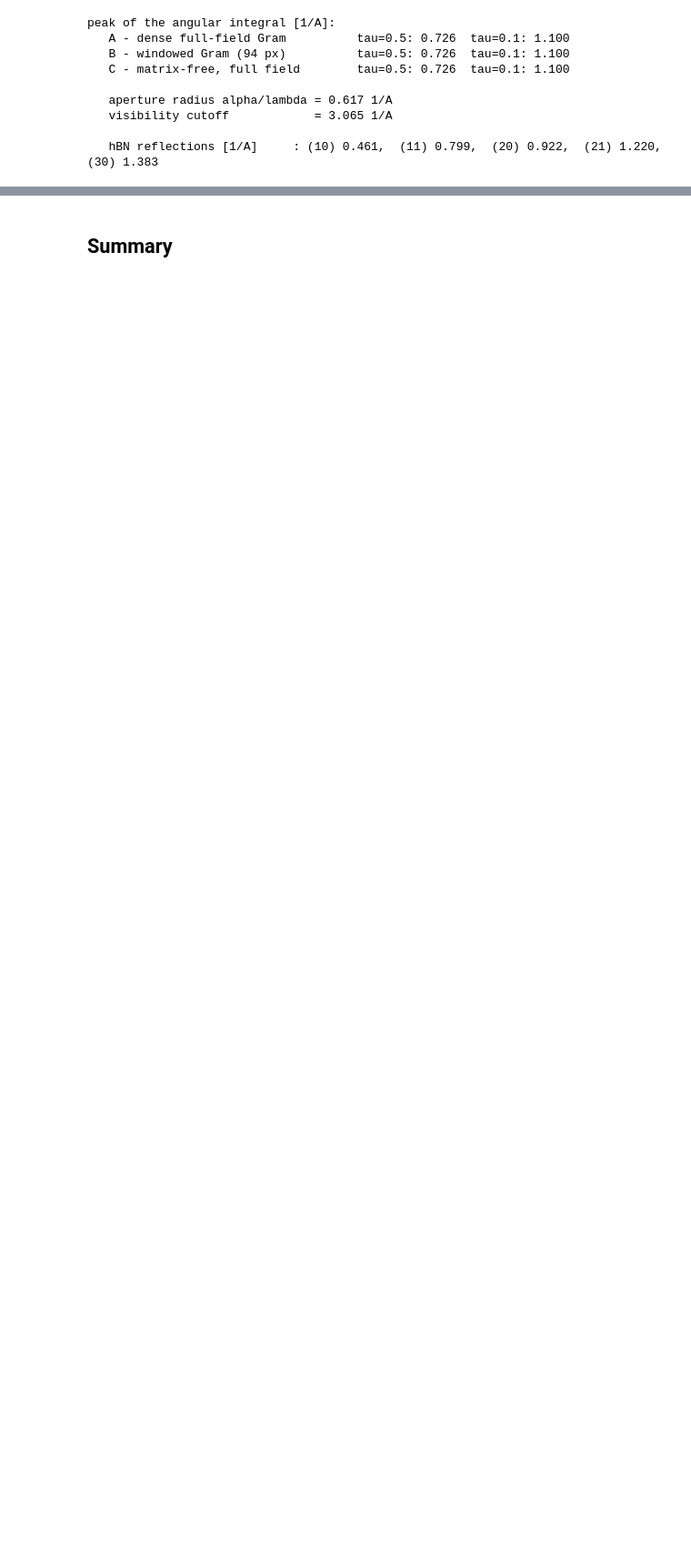
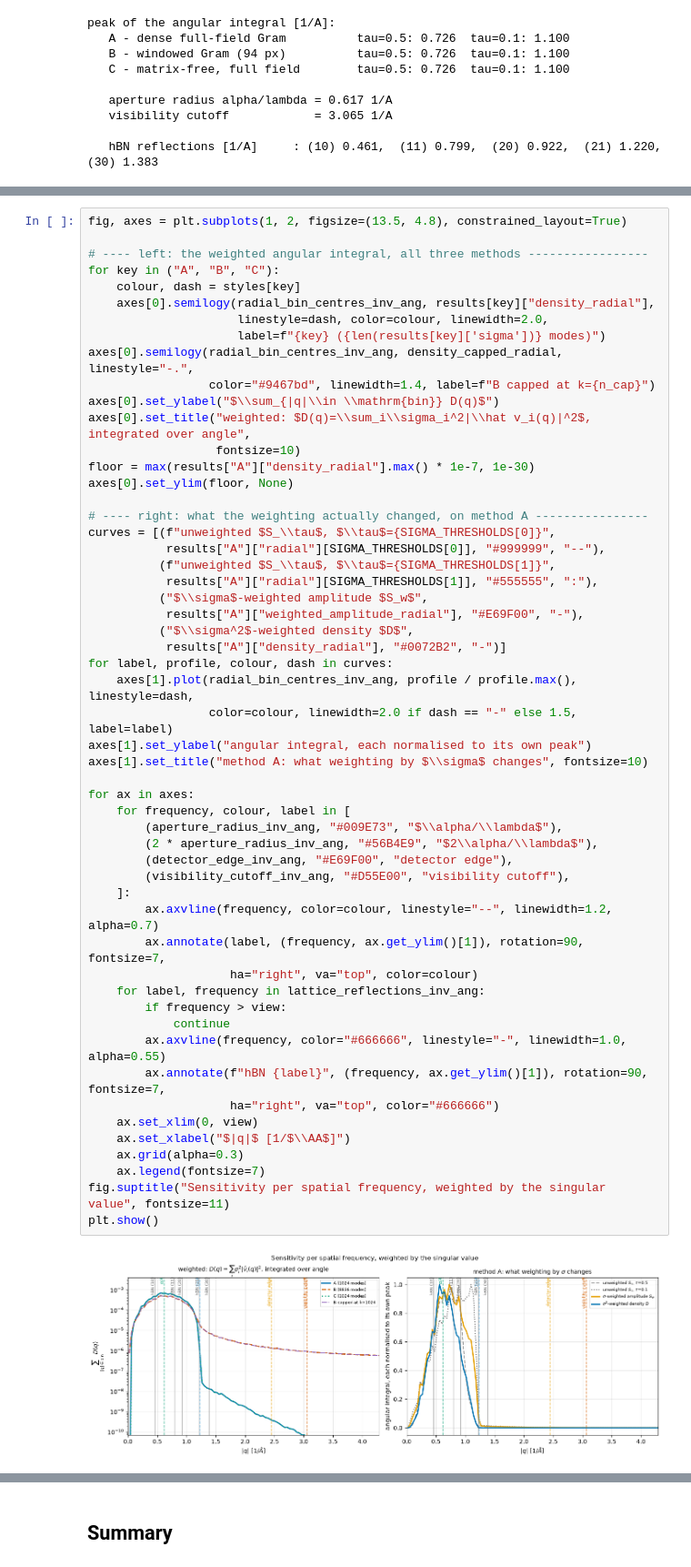
Before and after one commit to AdQuanta-Phase-Imaging/quantem, a Jupyter notebook: scripts/linearized-ptycho/02_full_scan_jacobian_spectrum.ipynb, the cells around one changed output, grey strips where cells are left out. Shown at 91% size. Cells and saved outputs as stored; diff of their text form; blank space fills up the shorter version.

```diff
--- a/scripts/linearized-ptycho/02_full_scan_jacobian_spectrum.ipynb
+++ b/scripts/linearized-ptycho/02_full_scan_jacobian_spectrum.ipynb
@@ -1655,0 +1792,56 @@ peak of the angular integral [1/A]:
+# %%
+fig, axes = plt.subplots(1, 2, figsize=(13.5, 4.8), constrained_layout=True)
+
+# ---- left: the weighted angular integral, all three methods -----------------
+for key in ("A", "B", "C"):
+    colour, dash = styles[key]
+    axes[0].semilogy(radial_bin_centres_inv_ang, results[key]["density_radial"],
+                     linestyle=dash, color=colour, linewidth=2.0,
+                     label=f"{key} ({len(results[key]['sigma'])} modes)")
+axes[0].semilogy(radial_bin_centres_inv_ang, density_capped_radial, linestyle="-.",
+                 color="#9467bd", linewidth=1.4, label=f"B capped at k={n_cap}")
+axes[0].set_ylabel("$\\sum_{|q|\\in \\mathrm{bin}} D(q)$")
+axes[0].set_title("weighted: $D(q)=\\sum_i\\sigma_i^2|\\hat v_i(q)|^2$, integrated over angle",
+                  fontsize=10)
+floor = max(results["A"]["density_radial"].max() * 1e-7, 1e-30)
+axes[0].set_ylim(floor, None)
+
+# ---- right: what the weighting actually changed, on method A ----------------
+curves = [(f"unweighted $S_\\tau$, $\\tau$={SIGMA_THRESHOLDS[0]}",
+           results["A"]["radial"][SIGMA_THRESHOLDS[0]], "#999999", "--"),
+          (f"unweighted $S_\\tau$, $\\tau$={SIGMA_THRESHOLDS[1]}",
+           results["A"]["radial"][SIGMA_THRESHOLDS[1]], "#555555", ":"),
+          ("$\\sigma$-weighted amplitude $S_w$",
+           results["A"]["weighted_amplitude_radial"], "#E69F00", "-"),
+          ("$\\sigma^2$-weighted density $D$",
+           results["A"]["density_radial"], "#0072B2", "-")]
+for label, profile, colour, dash in curves:
+    axes[1].plot(radial_bin_centres_inv_ang, profile / profile.max(), linestyle=dash,
+                 color=colour, linewidth=2.0 if dash == "-" else 1.5, label=label)
+axes[1].set_ylabel("angular integral, each normalised to its own peak")
+axes[1].set_title("method A: what weighting by $\\sigma$ changes", fontsize=10)
+
+for ax in axes:
+    for frequency, colour, label in [
+        (aperture_radius_inv_ang, "#009E73", "$\\alpha/\\lambda$"),
+        (2 * aperture_radius_inv_ang, "#56B4E9", "$2\\alpha/\\lambda$"),
+        (detector_edge_inv_ang, "#E69F00", "detector edge"),
+        (visibility_cutoff_inv_ang, "#D55E00", "visibility cutoff"),
+    ]:
+        ax.axvline(frequency, color=colour, linestyle="--", linewidth=1.2, alpha=0.7)
+        ax.annotate(label, (frequency, ax.get_ylim()[1]), rotation=90, fontsize=7,
+                    ha="right", va="top", color=colour)
+    for label, frequency in lattice_reflections_inv_ang:
+        if frequency > view:
+            continue
+        ax.axvline(frequency, color="#666666", linestyle="-", linewidth=1.0, alpha=0.55)
+        ax.annotate(f"hBN {label}", (frequency, ax.get_ylim()[1]), rotation=90, fontsize=7,
+                    ha="right", va="top", color="#666666")
+    ax.set_xlim(0, view)
+    ax.set_xlabel("$|q|$ [1/$\\AA$]")
+    ax.grid(alpha=0.3)
+    ax.legend(fontsize=7)
+fig.suptitle("Sensitivity per spatial frequency, weighted by the singular value", fontsize=11)
+plt.show()
+# %% [output]
+[figure, added]
```
Also changed, not shown: parts of 10 cells of this notebook.
